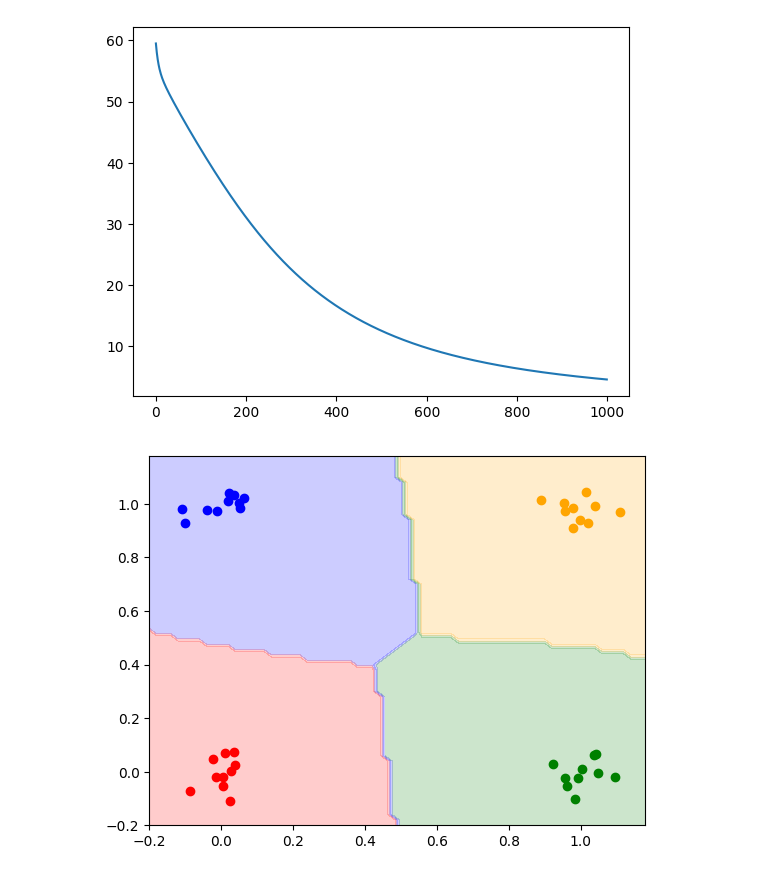
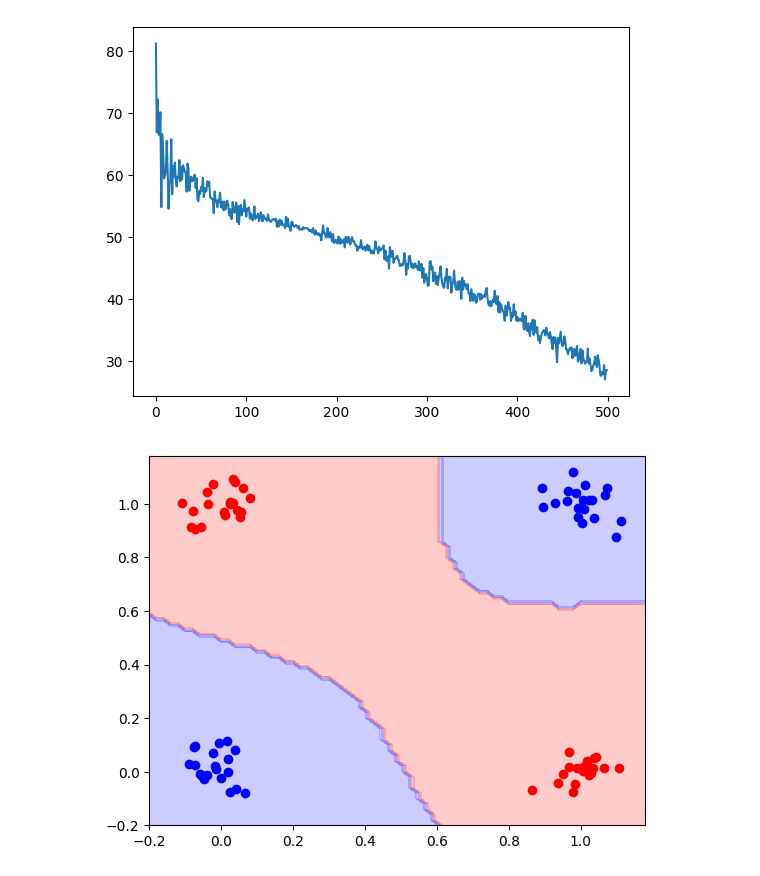
Before and after one commit to deguc/datascience, a Jupyter notebook: MLP.ipynb, the cells around one changed output. Cells and saved outputs as stored; diff of their text form; code cells hidden in the pictures.

```diff
--- a/MLP.ipynb
+++ b/MLP.ipynb
@@ -76,7 +76,6 @@ def cross_entropy_loss(y,t):
 
 class Sigmoid:
   def __init__(self):
-
     self.y=None
 
   def forward(self,X):
@@ -152,36 +151,41 @@ class Twin: #２層で構成されたニューロネットワーク
   def step(self,X,t): #学習の１ステップ
     batch_size=X.shape[0]
     y=self.forward(X)  #順伝播
     y=softmax(y)
     delta=(y-t)/batch_size  #誤差
     self.backward(delta)  #逆伝播
     self.update()  #パラメータの更新
     return cross_entropy_loss(y,t)
-  def fit(self,X,t,batch_size=1,epochs=1000):  #学習
+  def fit(self,X,t,batch_size=40,epochs=1000):  #学習
     t=onehot(t)
     self.loss=[]
+    train_size=X.shape[0]  #データ数
+    iter=int(max(train_size/batch_size,1))
     for __ in range(epochs):
-      l=self.step(X,t)
+      l=0  #損失関数
+      for __ in range(iter):
+        mask=np.random.choice(train_size,batch_size)
+        l+=self.step(X[mask],t[mask])
       self.loss.append(l)
 
   def predict(self,X):  #予測
     y=self.forward(X)
     return np.argmax(y,axis=1)
 
   def history(self): #学習状況を描写
     plt.plot(self.loss)
     plt.show()
 
 
 
 
-X,y=MakeData(y=[0,1,2,3],N=10) #学習用のデータの準備
+X,y=MakeData(y=[1,0,0,1],N=20,scale=0.05) #学習用のデータの準備
 input_dim=X.shape[1]
 output_dim=np.max(y)+1
 model=Twin(input_dim,5,output_dim)
-model.fit(X,y)
+model.fit(X,y,epochs=500)
 model.history()
 decision_regions(X,y,model)
 # %% [output]
-[figure, old version]
+[figure, new version]
-[figure, old version]
+[figure, new version]
```
